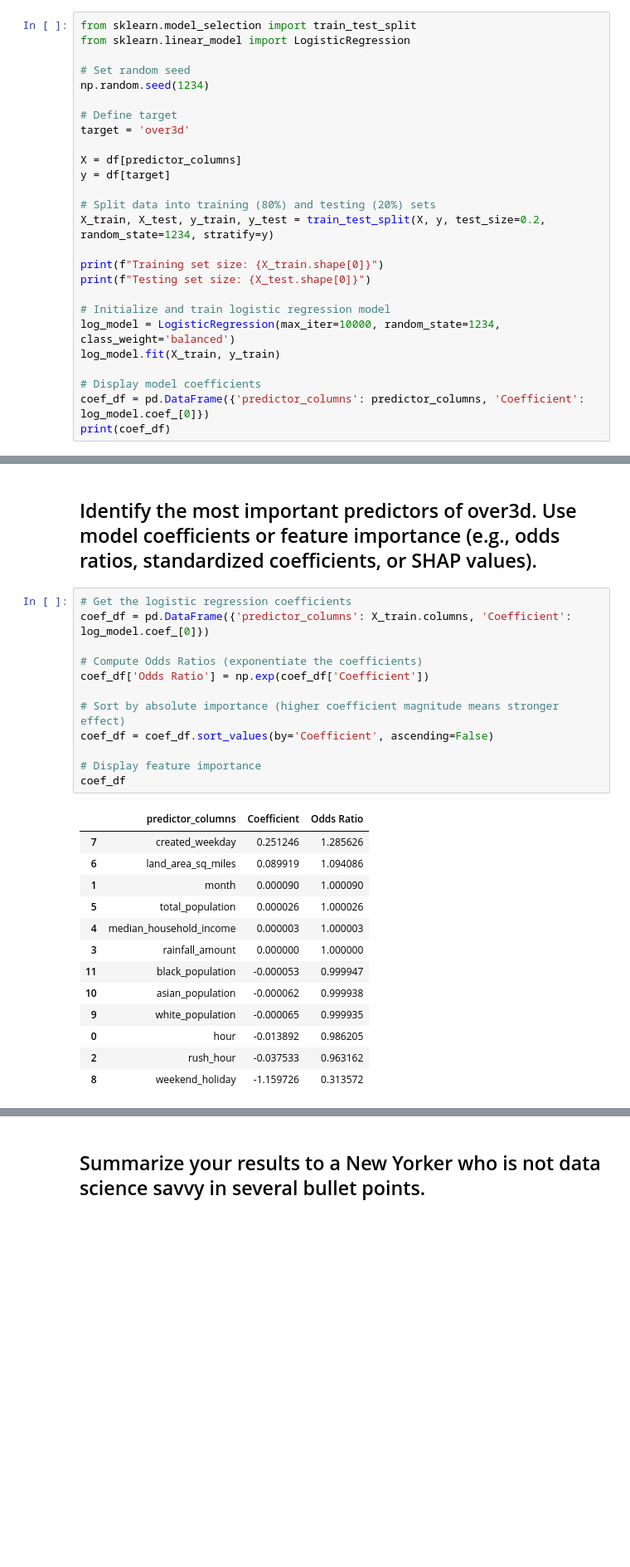
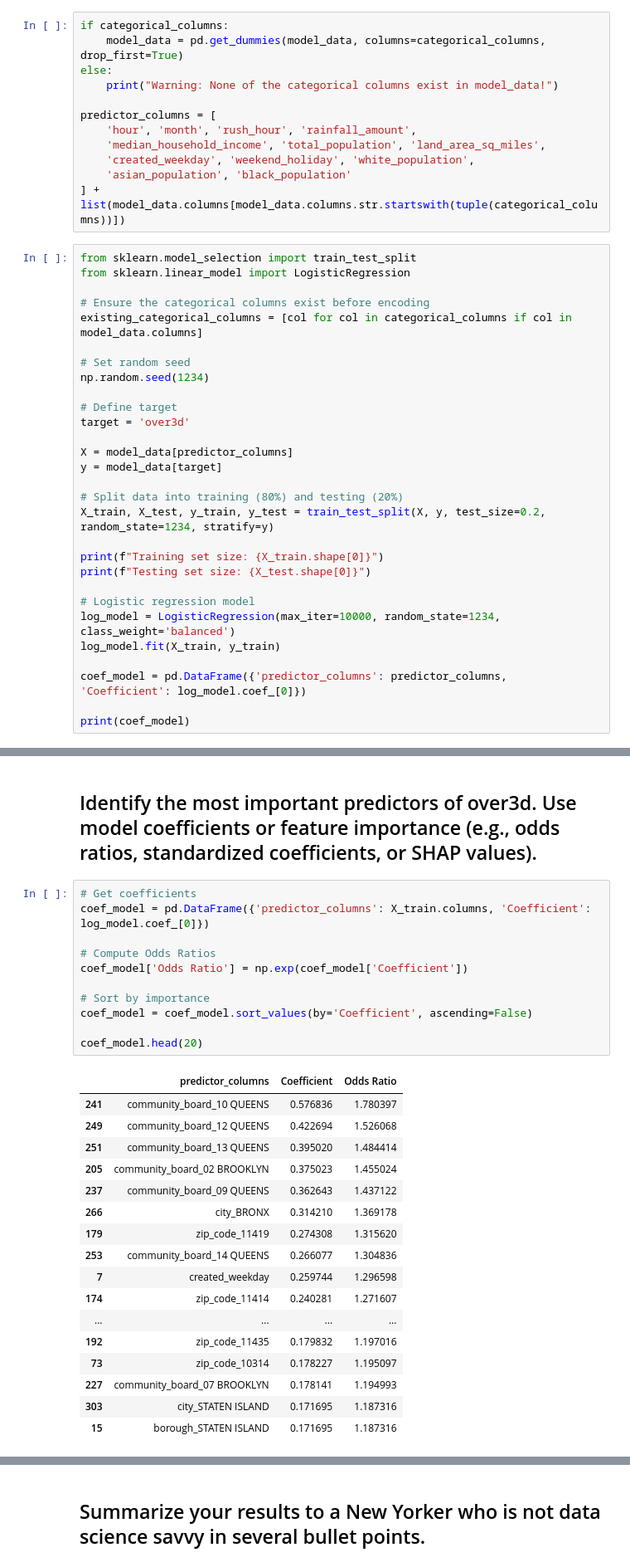
Before and after one commit to ids25s/mid-term-project-alyssahorn, a Jupyter notebook: midterm.ipynb, the cells around one changed output, grey strips where cells are left out. Shown: that part at 83% size. Cells and saved outputs as stored; diff of their text form; blank space fills up the shorter version.

Commit message:
Made small edits and added categorical variables to logistic modeling

```diff
--- a/midterm.ipynb
+++ b/midterm.ipynb
@@ -825,8 +803,23 @@ dtype: int64
 # %% [markdown]
 ### Fit logistic model
+# %%
+if categorical_columns:
+    model_data = pd.get_dummies(model_data, columns=categorical_columns, drop_first=True)
+else:
+    print("Warning: None of the categorical columns exist in model_data!")
+
+predictor_columns = [
+    'hour', 'month', 'rush_hour', 'rainfall_amount',
+    'median_household_income', 'total_population', 'land_area_sq_miles',
+    'created_weekday', 'weekend_holiday', 'white_population',
+    'asian_population', 'black_population'
+] + list(model_data.columns[model_data.columns.str.startswith(tuple(categorical_columns))])
 # %%
 from sklearn.model_selection import train_test_split
 from sklearn.linear_model import LogisticRegression
+
+# Ensure the categorical columns exist before encoding
+existing_categorical_columns = [col for col in categorical_columns if col in model_data.columns]
 
 # Set random seed
 np.random.seed(1234)
@@ -834,22 +827,22 @@ np.random.seed(1234)
 # Define target
 target = 'over3d'
 
-X = df[predictor_columns]
-y = df[target]
+X = model_data[predictor_columns]
+y = model_data[target]
 
-# Split data into training (80%) and testing (20%) sets
+# Split data into training (80%) and testing (20%)
 X_train, X_test, y_train, y_test = train_test_split(X, y, test_size=0.2, random_state=1234, stratify=y)
 
 print(f"Training set size: {X_train.shape[0]}")
 print(f"Testing set size: {X_test.shape[0]}")
 
-# Initialize and train logistic regression model
+# Logistic regression model
 log_model = LogisticRegression(max_iter=10000, random_state=1234, class_weight='balanced')
 log_model.fit(X_train, y_train)
 
-# Display model coefficients
-coef_df = pd.DataFrame({'predictor_columns': predictor_columns, 'Coefficient': log_model.coef_[0]})
-print(coef_df)
+coef_model = pd.DataFrame({'predictor_columns': predictor_columns, 'Coefficient': log_model.coef_[0]})
+
+print(coef_model)
 # %% [output]
 Training set size: 7419
 Testing set size: 1855
@@ -1039,31 +1039,34 @@ Therefore, this model is 70% better than a random guess at distinguishing late c
 # %% [markdown]
 ## Identify the most important predictors of over3d. Use model coefficients or feature importance (e.g., odds ratios, standardized coefficients, or SHAP values).
 # %%
-# Get the logistic regression coefficients
-coef_df = pd.DataFrame({'predictor_columns': X_train.columns, 'Coefficient': log_model.coef_[0]})
+# Get coefficients
+coef_model = pd.DataFrame({'predictor_columns': X_train.columns, 'Coefficient': log_model.coef_[0]})
 
-# Compute Odds Ratios (exponentiate the coefficients)
-coef_df['Odds Ratio'] = np.exp(coef_df['Coefficient'])
+# Compute Odds Ratios
+coef_model['Odds Ratio'] = np.exp(coef_model['Coefficient'])
 
-# Sort by absolute importance (higher coefficient magnitude means stronger effect)
-coef_df = coef_df.sort_values(by='Coefficient', ascending=False)
+# Sort by importance
+coef_model = coef_model.sort_values(by='Coefficient', ascending=False)
 
-# Display feature importance
-coef_df
+coef_model.head(20)
 # %% [output]
 |  | predictor_columns | Coefficient | Odds Ratio |
-| 7 | created_weekday | 0.251246 | 1.285626 |
-| 6 | land_area_sq_miles | 0.089919 | 1.094086 |
-| 1 | month | 0.000090 | 1.000090 |
-| 5 | total_population | 0.000026 | 1.000026 |
-| 4 | median_household_income | 0.000003 | 1.000003 |
-| 3 | rainfall_amount | 0.000000 | 1.000000 |
-| 11 | black_population | -0.000053 | 0.999947 |
-| 10 | asian_population | -0.000062 | 0.999938 |
-| 9 | white_population | -0.000065 | 0.999935 |
-| 0 | hour | -0.013892 | 0.986205 |
-| 2 | rush_hour | -0.037533 | 0.963162 |
-| 8 | weekend_holiday | -1.159726 | 0.313572 |
+| 241 | community_board_10 QUEENS | 0.576836 | 1.780397 |
+| 249 | community_board_12 QUEENS | 0.422694 | 1.526068 |
+| 251 | community_board_13 QUEENS | 0.395020 | 1.484414 |
+| 205 | community_board_02 BROOKLYN | 0.375023 | 1.455024 |
+| 237 | community_board_09 QUEENS | 0.362643 | 1.437122 |
+| 266 | city_BRONX | 0.314210 | 1.369178 |
+| 179 | zip_code_11419 | 0.274308 | 1.315620 |
+| 253 | community_board_14 QUEENS | 0.266077 | 1.304836 |
+| 7 | created_weekday | 0.259744 | 1.296598 |
+| 174 | zip_code_11414 | 0.240281 | 1.271607 |
+| ... | ... | ... | ... |
+| 192 | zip_code_11435 | 0.179832 | 1.197016 |
+| 73 | zip_code_10314 | 0.178227 | 1.195097 |
+| 227 | community_board_07 BROOKLYN | 0.178141 | 1.194993 |
+| 303 | city_STATEN ISLAND | 0.171695 | 1.187316 |
+| 15 | borough_STATEN ISLAND | 0.171695 | 1.187316 |
 # %% [markdown]
 This table shows how each predictor influences whether a complaint takes more than 3 days to complete.
 
```
Also changed, not shown: parts of 48 cells of this notebook.
